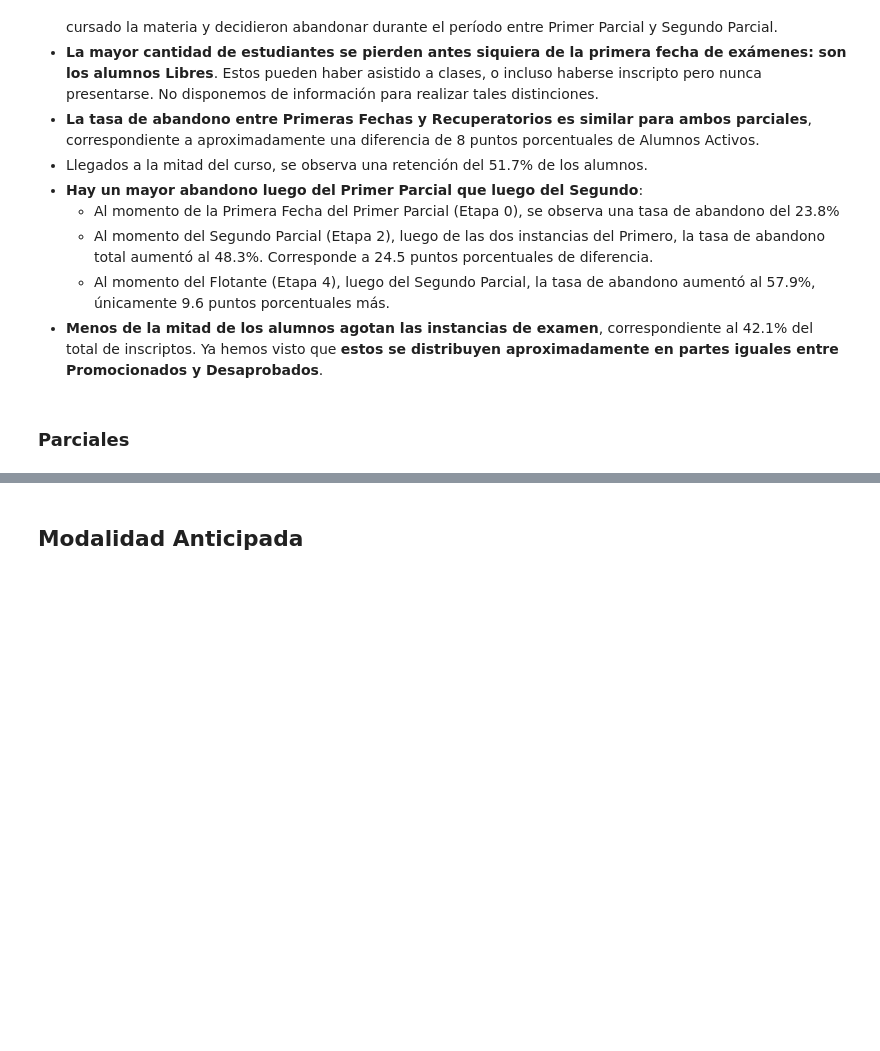
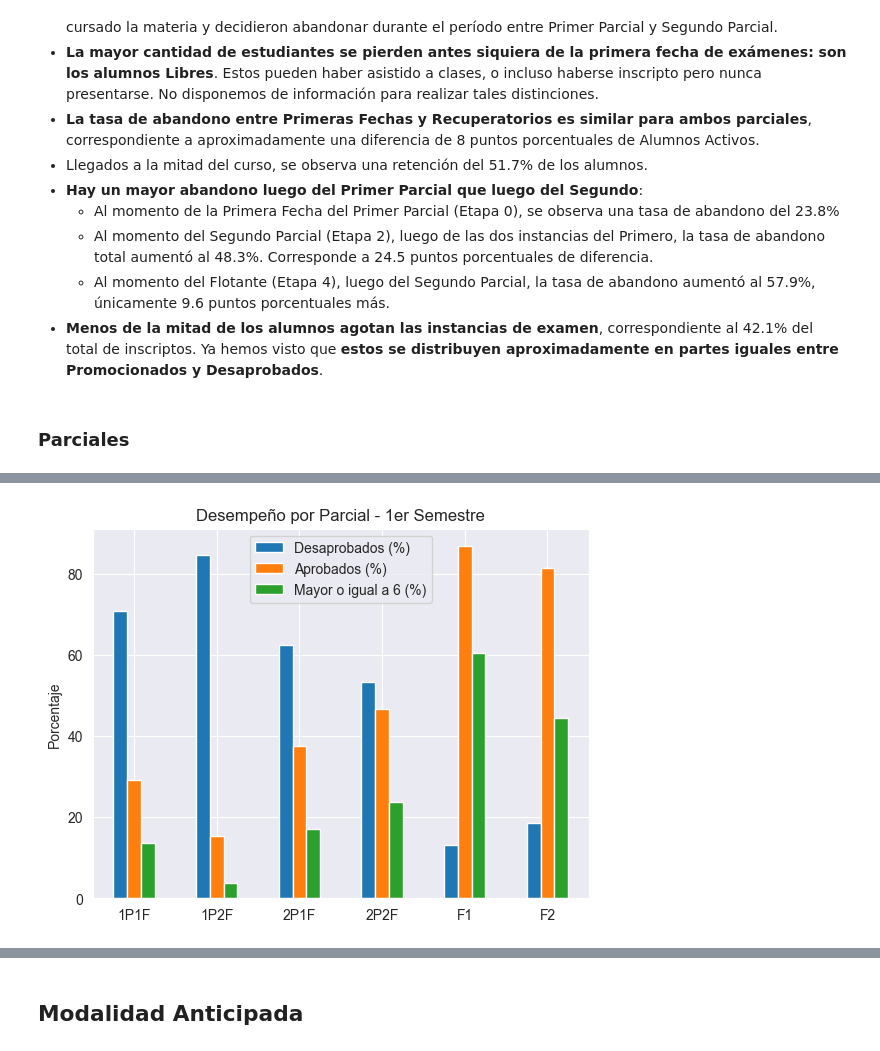
Before and after one commit to juanjogervasio/Intro-courses-analysis, a Jupyter notebook: notebooks/Analisis.ipynb, the cells around one changed output, grey strips where cells are left out. Saved outputs shown, nothing was run; the diff lists cells and outputs as text; code cells hidden in the pictures; blank space fills up the shorter version.

Commit message:
Agrego estadísticas y distribuciones a Parciales

```diff
--- a/notebooks/Analisis.ipynb
+++ b/notebooks/Analisis.ipynb
@@ -626,13 +690,15 @@ def generador_tablas( df, cursada ):
 
     Returns
     -------
-    compara: pandas DataFrame
+    [tabla_1, tabla_2] : pandas DataFrames
 
     """
     # Filtro el dataset por Tipo_Cursada = cursada
     filtered = df[ df["Tipo_Cursada"] == cursada ]
 
-    # Tabla: comparativa con Global según Condición
+    # -------------------------
+    # -------------------------
+    # Tabla 1: comparativa con Global según Condición
     # Calculo porcentajes generales y de cursada
     general = df["Condicion"].value_counts(normalize=True).round(3) *100
     porcentajes_cursada = filtered["Condicion"].value_counts(normalize=True).round(3) *100
@@ -646,8 +712,26 @@ def generador_tablas( df, cursada ):
     # Agrego variaciones porcentuales
     compara["Dif. en ptos. porcentuales"] = (compara[cursada] - compara["Global"]).round(2)
     compara["Variación (%)"] = (compara["Dif. en ptos. porcentuales"] / compara["Global"]).round(3) *100
+    tabla_1 = compara
 
-    return compara
+    # -------------------------
+    # -------------------------
+    # Tabla 2: comparativa entre fechas de parciales
+    parciales = ["1P1F", "1P2F", "2P1F", "2P2F", "F1", "F2"]
+    # Tabla base: promedio y desviación estándar. El indice serán los parciales
+    base = filtered[ parciales ].apply([np.mean, np.std]).transpose()
+    # Agrego columna con cálculo de mediana
+    base["median"] = filtered[parciales].median()
+
+    # Agrego columnas con Desaprobados, Aprobados y Notas Mayor o Igual a 6
+    base["Desaprobados (%)"] = ( filtered[ filtered[parciales]<4 ][parciales].count() / filtered[parciales].count() )*100
+    base["Aprobados (%)"] = ( filtered[ filtered[parciales]>=4 ][parciales].count() / filtered[parciales].count() )*100
+    base["Mayor o igual a 6 (%)"] = ( filtered[ filtered[parciales]>=6 ][parciales].count() / filtered[parciales].count() )*100
+
+    # Obtengo la tabla como la transpuesta, para que las columnas correspondan a parciales
+    tabla_2 = base.transpose().round(2)
+
+    return [tabla_1, tabla_2]
 # %%
 # Función para generar nuevas columnas de Alumno Activo por etapas.
 def columnas_por_etapas( df, cursada ):
@@ -903,0 +959,4 @@ Podemos extraer **algunas conclusiones respecto a la retención en los cursos de
+# %%
+# Obtengo la tabla con la comparación entre parciales
+parciales_1S = generador_tablas( mate_pi, "1er Semestre")[1]
+parciales_1S
@@ -903,0 +971,13 @@ Podemos extraer **algunas conclusiones respecto a la retención en los cursos de
+# %%
+# Grafico los porcentajes de Aprobados y Desaprobados
+datos = parciales_1S.transpose().reset_index() # Obtengo columna de labels como "index"
+datos.drop(columns=["mean", "std", "median"]).plot(
+                            x="index",
+                            kind="bar")
+plt.xticks(rotation=0)
+plt.xlabel("")
+plt.ylabel("Porcentaje")
+plt.title("Desempeño por Parcial - 1er Semestre")
+plt.show()
+# %% [output]
+[figure, added]
```
Also changed, not shown: parts of 24 cells of this notebook.
